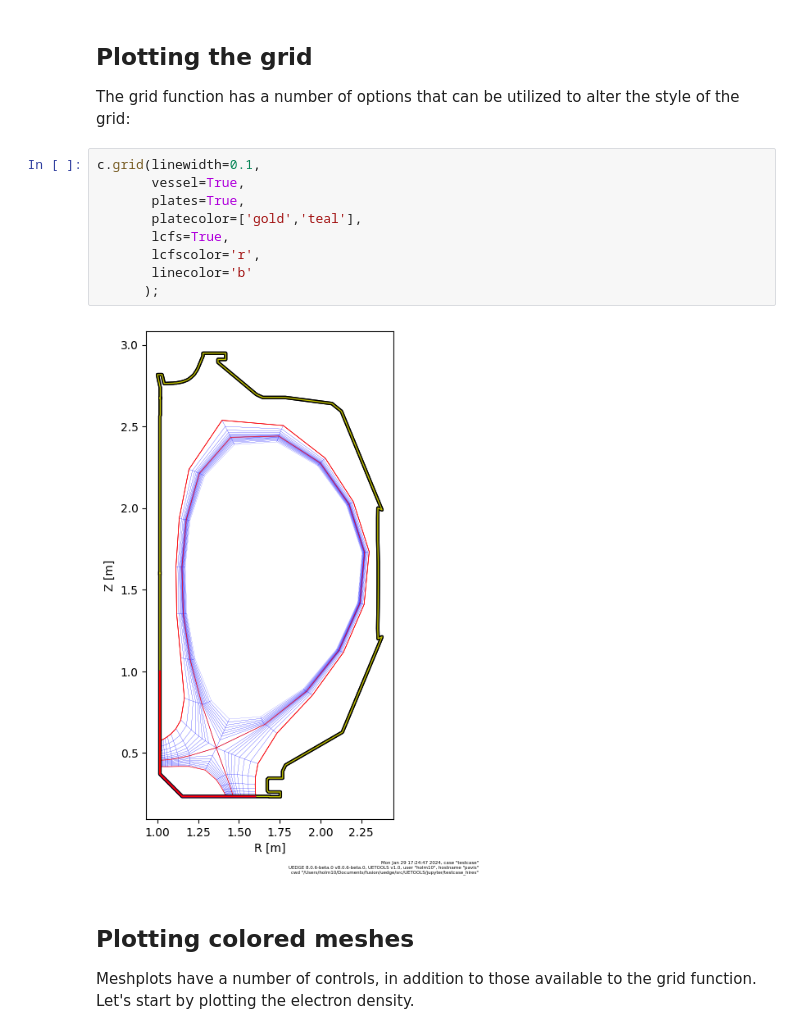
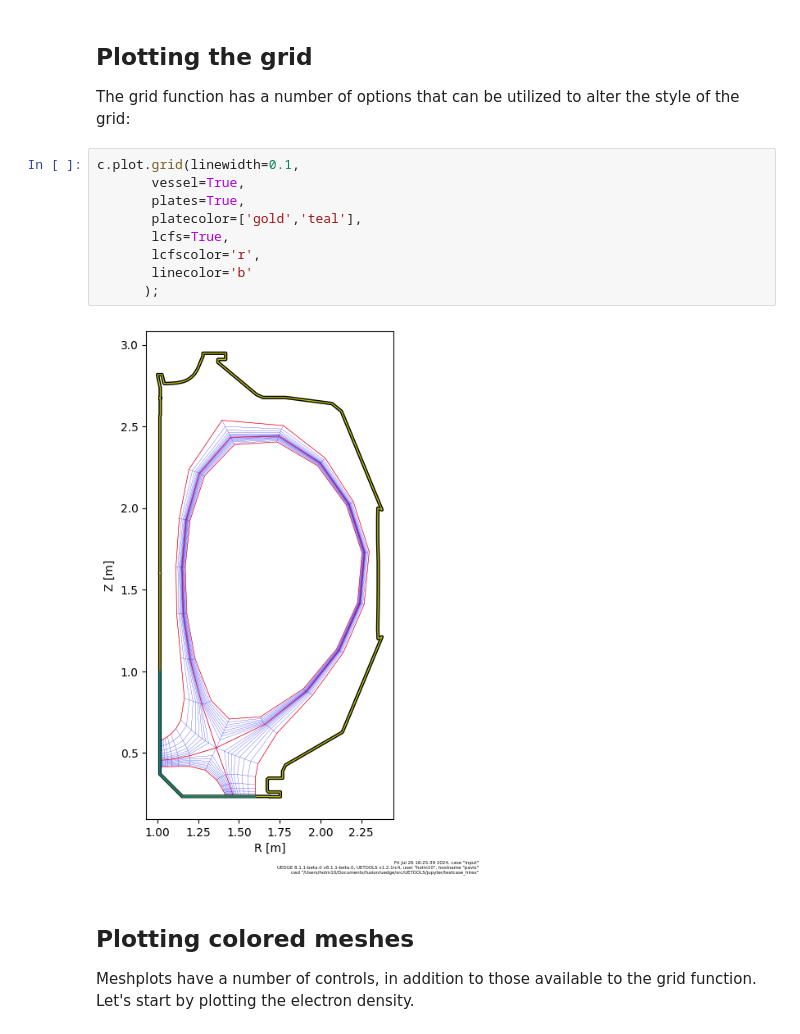
Before and after one commit to LLNL/UETOOLS, a Jupyter notebook: jupyter/03_plotting.ipynb, the cells around one changed output. Cells and saved outputs as stored; diff of their text form.

```diff
--- a/jupyter/03_plotting.ipynb
+++ b/jupyter/03_plotting.ipynb
@@ -28,16 +29,16 @@ fnrm without preconditioning: 2.27e+00
 ## Plotting the grid<a class="anchor" id="grid"></a>
 The grid function has a number of options that can be utilized to alter the style of the grid:
 # %%
-c.grid(linewidth=0.1,
+c.plot.grid(linewidth=0.1,
        vessel=True,
        plates=True,
        platecolor=['gold','teal'],
        lcfs=True,
        lcfscolor='r',
        linecolor='b'
       );
 # %% [output]
-[figure, old version]
+[figure, new version]
 # %% [markdown]
 ## Plotting colored meshes<a class="anchor" id="heatmap"></a>
 Meshplots have a number of controls, in addition to those available to the grid function. Let's start by plotting the electron density.
```
Also changed, not shown: parts of 13 cells of this notebook, 3 other files.
